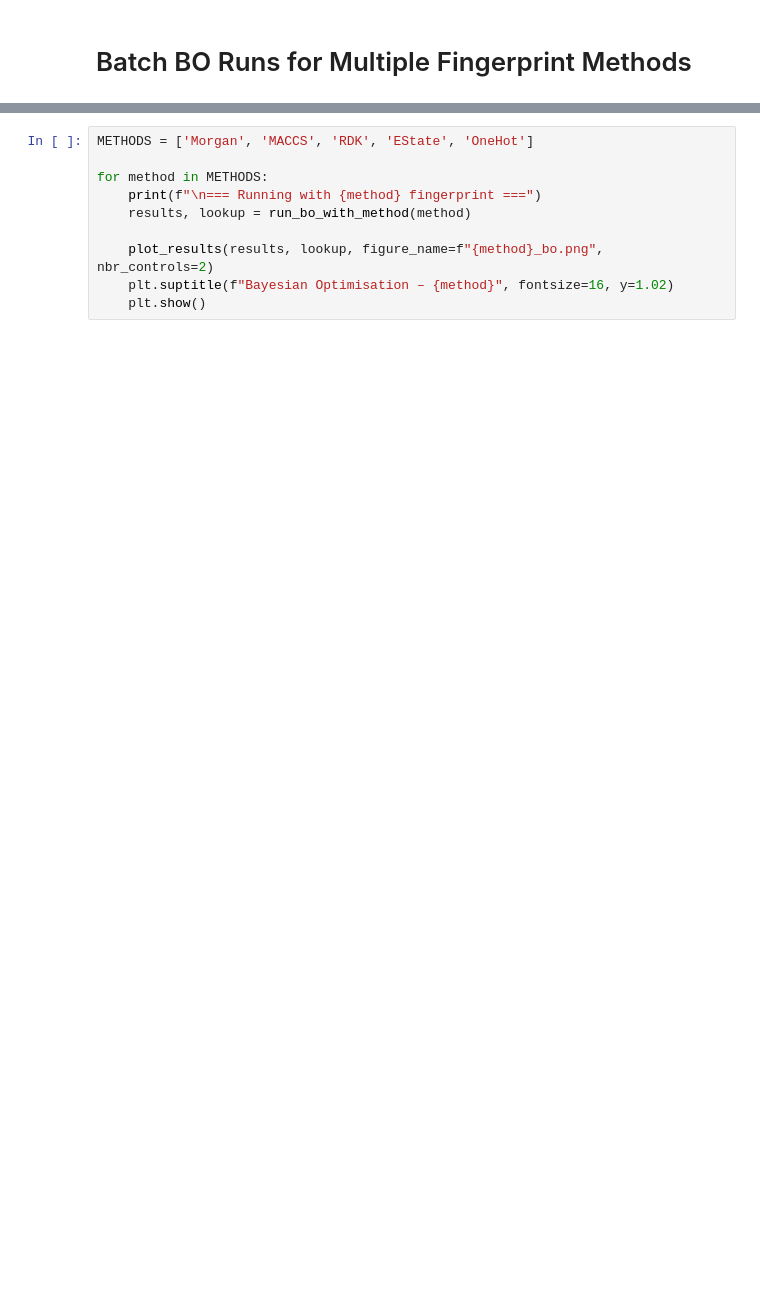
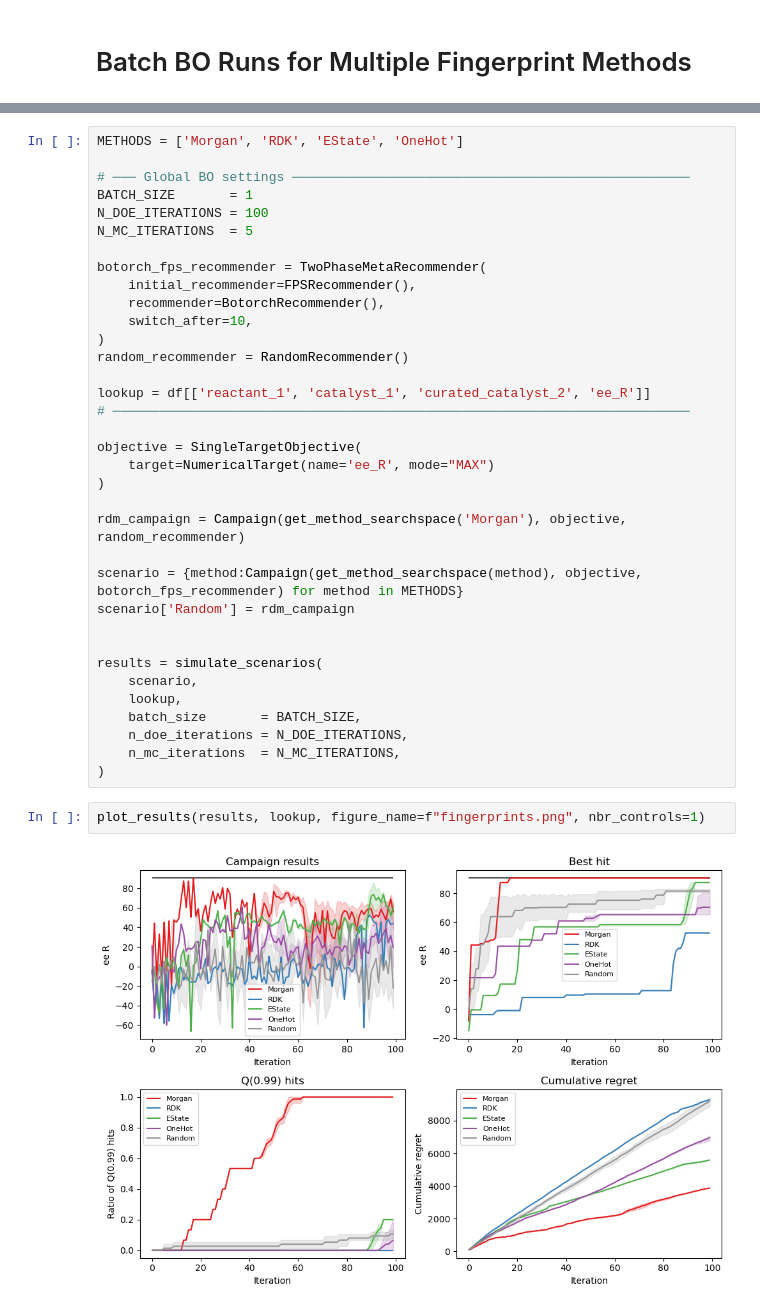
Before and after one commit to Lecmino/ai4chem-bo, a Jupyter notebook: bo_fingerprints_batch.ipynb, the cells around one changed output, grey strips where cells are left out. Saved outputs shown, nothing was run; the diff lists cells and outputs as text; blank space fills up the shorter version.

Commit message:
fingerprints and surrogates

```diff
--- a/bo_fingerprints_batch.ipynb
+++ b/bo_fingerprints_batch.ipynb
@@ -86,11 +51,40 @@ def run_bo_with_method(method_name):
 # ──────────────────────────────────────────────────────────────────────────
 # %%
-METHODS = ['Morgan', 'MACCS', 'RDK', 'EState', 'OneHot']
+METHODS = ['Morgan', 'RDK', 'EState', 'OneHot']
 
-for method in METHODS:
-    print(f"\n=== Running with {method} fingerprint ===")
-    results, lookup = run_bo_with_method(method)
+# ─── Global BO settings ───────────────────────────────────────────────────
+BATCH_SIZE       = 1
+N_DOE_ITERATIONS = 100
+N_MC_ITERATIONS  = 5
 
-    plot_results(results, lookup, figure_name=f"{method}_bo.png", nbr_controls=2)
-    plt.suptitle(f"Bayesian Optimisation – {method}", fontsize=16, y=1.02)
-    plt.show()
+botorch_fps_recommender = TwoPhaseMetaRecommender(
+    initial_recommender=FPSRecommender(),
+    recommender=BotorchRecommender(),
+    switch_after=10,
+)
+random_recommender = RandomRecommender()
+
+lookup = df[['reactant_1', 'catalyst_1', 'curated_catalyst_2', 'ee_R']]
+# ──────────────────────────────────────────────────────────────────────────
+
+objective = SingleTargetObjective(
+    target=NumericalTarget(name='ee_R', mode="MAX")
+)
+
+rdm_campaign = Campaign(get_method_searchspace('Morgan'), objective, random_recommender)
+
+scenario = {method:Campaign(get_method_searchspace(method), objective, botorch_fps_recommender) for method in METHODS}
+scenario['Random'] = rdm_campaign
+
+
+results = simulate_scenarios(
+    scenario,
+    lookup,
+    batch_size       = BATCH_SIZE,
+    n_doe_iterations = N_DOE_ITERATIONS,
+    n_mc_iterations  = N_MC_ITERATIONS,
+)
+# %%
+plot_results(results, lookup, figure_name=f"fingerprints.png", nbr_controls=1)
+# %% [output]
+[figure, added]
```
Also changed, not shown: parts of 1 cell of this notebook, 2 other files.
